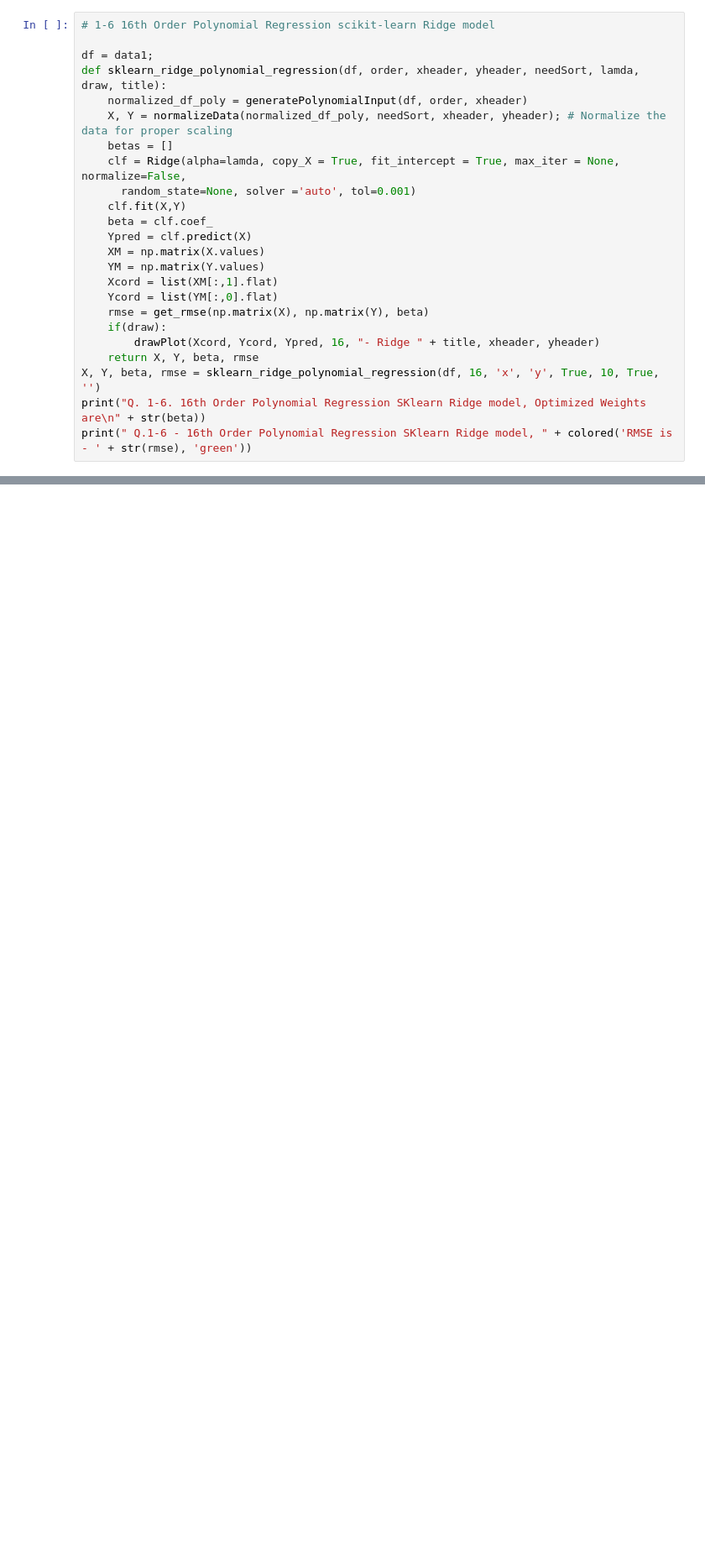
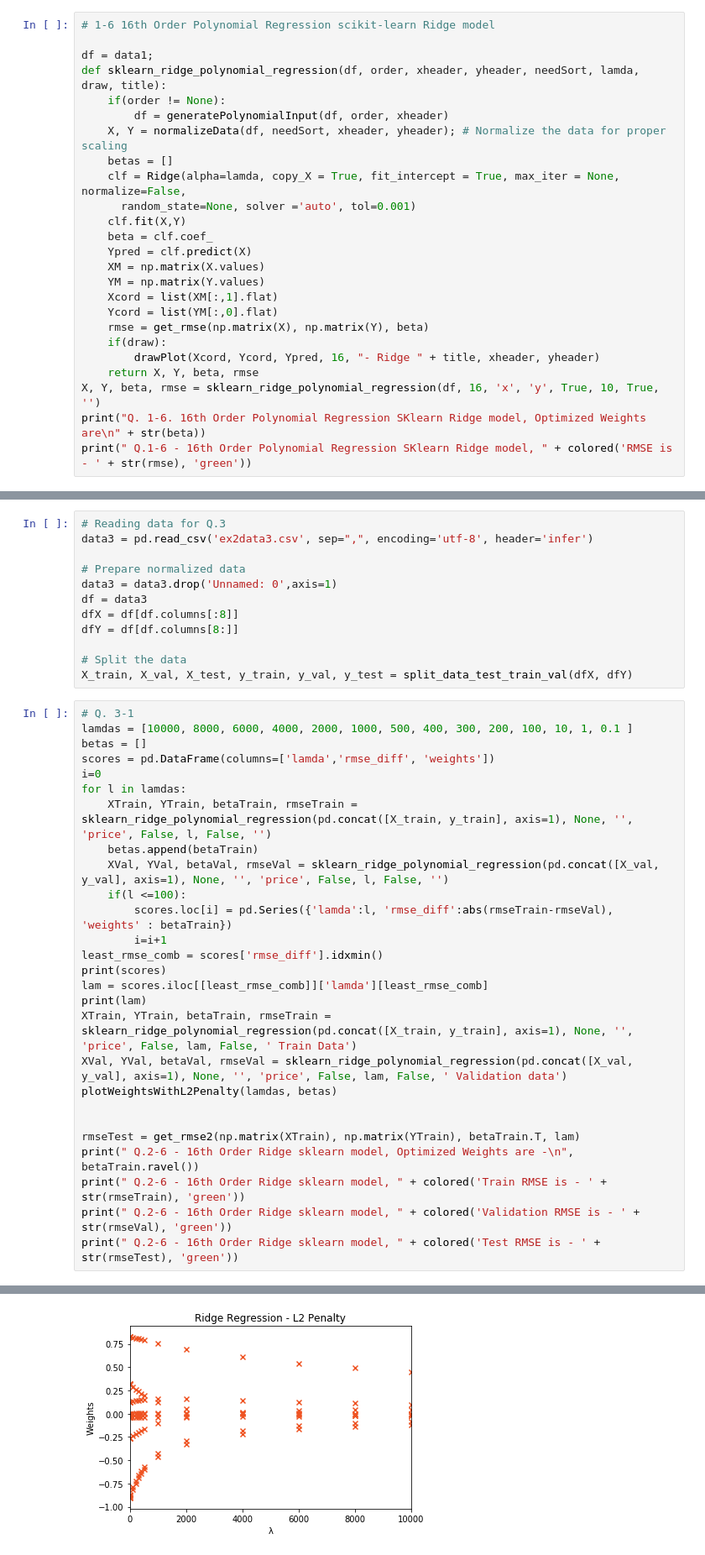
Before and after one commit to MeenakshiParyani/Polynomial-Regression, a Jupyter notebook: Polynomial-Regression.ipynb, the cells around one changed output, grey strips where cells are left out. Shown: that part at 84% size. Saved outputs shown, nothing was run; the diff lists cells and outputs as text; blank space fills up the shorter version.

Commit message:
SK learn Ridge Multi Variate Regression with Validation

```diff
--- a/Polynomial-Regression.ipynb
+++ b/Polynomial-Regression.ipynb
@@ -233,8 +233,9 @@ plotCostHistory(costs)
 
 df = data1;
 def sklearn_ridge_polynomial_regression(df, order, xheader, yheader, needSort, lamda, draw, title):
-    normalized_df_poly = generatePolynomialInput(df, order, xheader)
-    X, Y = normalizeData(normalized_df_poly, needSort, xheader, yheader); # Normalize the data for proper scaling
+    if(order != None):
+        df = generatePolynomialInput(df, order, xheader)
+    X, Y = normalizeData(df, needSort, xheader, yheader); # Normalize the data for proper scaling
     betas = []
     clf = Ridge(alpha=lamda, copy_X = True, fit_intercept = True, max_iter = None, normalize=False,
       random_state=None, solver ='auto', tol=0.001)
@@ -582,3 +581,43 @@ print(" Q.2-6 - 16th Order Ridge sklearn model, " + colored('Test RMSE is - ' +
  Q.2-6 - 16th Order Ridge sklearn model, Train RMSE is - 430348.12513397564
  Q.2-6 - 16th Order Ridge sklearn model, Validation RMSE is - 412359.32185972465
  Q.2-6 - 16th Order Ridge sklearn model, Test RMSE is - 431183.077693571
+# %%
+# Reading data for Q.3
+data3 = pd.read_csv('ex2data3.csv', sep=",", encoding='utf-8', header='infer')
+
+# Prepare normalized data
+data3 = data3.drop('Unnamed: 0',axis=1)
+df = data3
+dfX = df[df.columns[:8]]
+dfY = df[df.columns[8:]]
+
+# Split the data
+X_train, X_val, X_test, y_train, y_val, y_test = split_data_test_train_val(dfX, dfY)
+# %%
+# Q. 3-1
+lamdas = [10000, 8000, 6000, 4000, 2000, 1000, 500, 400, 300, 200, 100, 10, 1, 0.1 ]
+betas = []
+scores = pd.DataFrame(columns=['lamda','rmse_diff', 'weights'])
+i=0
+for l in lamdas:
+    XTrain, YTrain, betaTrain, rmseTrain = sklearn_ridge_polynomial_regression(pd.concat([X_train, y_train], axis=1), None, '', 'price', False, l, False, '')
+    betas.append(betaTrain)
+    XVal, YVal, betaVal, rmseVal = sklearn_ridge_polynomial_regression(pd.concat([X_val, y_val], axis=1), None, '', 'price', False, l, False, '')
+    if(l <=100):
+        scores.loc[i] = pd.Series({'lamda':l, 'rmse_diff':abs(rmseTrain-rmseVal), 'weights' : betaTrain})
+        i=i+1
+least_rmse_comb = scores['rmse_diff'].idxmin()
+print(scores)
+lam = scores.iloc[[least_rmse_comb]]['lamda'][least_rmse_comb]
+print(lam)
+XTrain, YTrain, betaTrain, rmseTrain = sklearn_ridge_polynomial_regression(pd.concat([X_train, y_train], axis=1), None, '', 'price', False, lam, False, ' Train Data')
+XVal, YVal, betaVal, rmseVal = sklearn_ridge_polynomial_regression(pd.concat([X_val, y_val], axis=1), None, '', 'price', False, lam, False, ' Validation data')
+plotWeightsWithL2Penalty(lamdas, betas)
+
+
+rmseTest = get_rmse2(np.matrix(XTrain), np.matrix(YTrain), betaTrain.T, lam)
+print(" Q.2-6 - 16th Order Ridge sklearn model, Optimized Weights are -\n", betaTrain.ravel())
+print(" Q.2-6 - 16th Order Ridge sklearn model, " + colored('Train RMSE is - ' + str(rmseTrain), 'green'))
+print(" Q.2-6 - 16th Order Ridge sklearn model, " + colored('Validation RMSE is - ' + str(rmseVal), 'green'))
+print(" Q.2-6 - 16th Order Ridge sklearn model, " + colored('Test RMSE is - ' + str(rmseTest), 'green'))
+# %% [output]
@@ -584,0 +630 @@ print(" Q.2-6 - 16th Order Ridge sklearn model, " + colored('Test RMSE is - ' +
+[figure, added]
```
Also changed, not shown: parts of 3 cells of this notebook.
